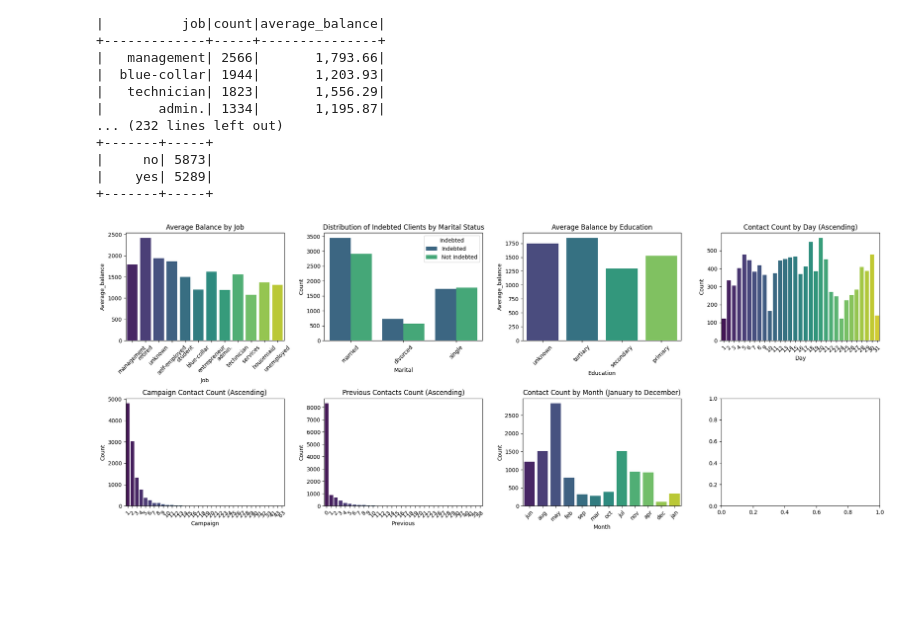
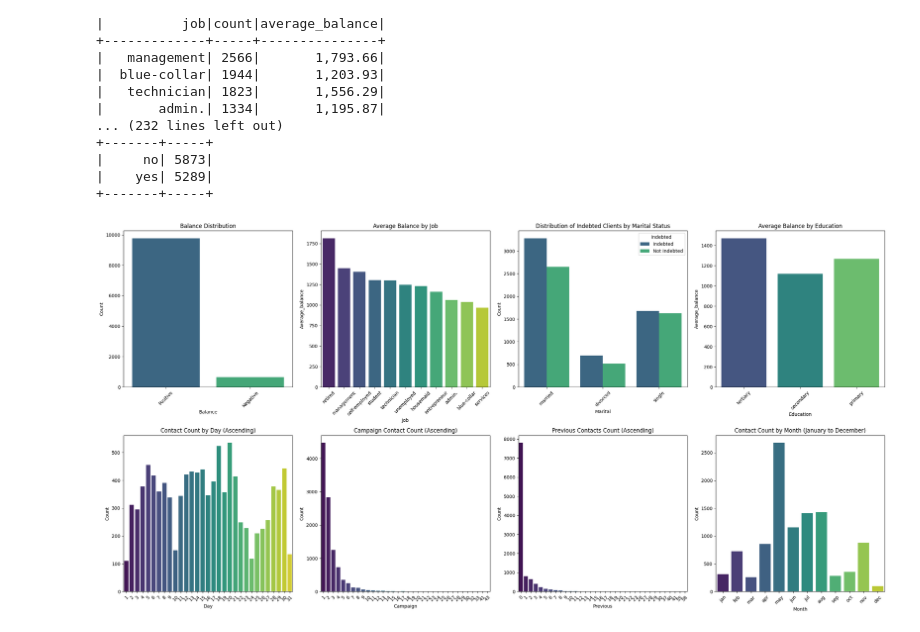
Before and after one commit to KoreTane/MKTBank, a Jupyter notebook: MKTBank.ipynb, the cells around one changed output. Saved outputs shown, nothing was run; the diff lists cells and outputs as text; code cells hidden in the pictures; blank space fills up the shorter version.

```diff
--- a/MKTBank.ipynb
+++ b/MKTBank.ipynb
@@ -212,71 +212,103 @@ Complete Customer Analysis:
 |    yes| 5289|
 +-------+-----+
 # %%
-# simple distribution analysis
 queries = [
     {
-        "query": df.groupBy("job").agg(F.avg("balance").alias("average_balance")),
-        "x_col": "job",
-        "y_col": "average_balance",
-        "title": "Average Balance by Job"
+        "query": df.groupBy(F.when(df.balance < 0, "Negative").otherwise("Positive").alias("Balance")).count(),
+        "x_col": "Balance",
+        "y_col": "count",
+        "title": "Balance Distribution",
+        "plot_type": "bar"
     },
+    {
+    "query": df.groupBy("job").agg(F.avg("balance").alias("average_balance")).orderBy(F.col("average_balance").desc()),
+    "x_col": "job",
+    "y_col": "average_balance",
+    "title": "Average Balance by Job",
+    "plot_type": "bar"
+    },
+
     {
         "query": df.withColumn("Indebted", F.when((df.housing == "yes") | (df.loan == "yes"), "Indebted").otherwise("Not Indebted"))
                     .groupBy("marital", "Indebted").count(),
         "x_col": "marital",
         "y_col": "count",
         "hue_col": "Indebted",
-        "title": "Distribution of Indebted Clients by Marital Status"
+        "title": "Distribution of Indebted Clients by Marital Status",
+        "plot_type": "bar"
     },
     {
         "query": df.groupBy("education").agg(F.avg("balance").alias("average_balance")),
         "x_col": "education",
         "y_col": "average_balance",
-        "title": "Average Balance by Education"
+        "title": "Average Balance by Education",
+        "plot_type": "bar"
     },
     {
         "query": df.groupBy("day").count().orderBy("day"),
         "x_col": "day",
         "y_col": "count",
-        "title": "Contact Count by Day (Ascending)"
+        "title": "Contact Count by Day (Ascending)",
+        "plot_type": "bar"
     },
     {
         "query": df.groupBy("campaign").count().orderBy("campaign"),
         "x_col": "campaign",
         "y_col": "count",
-        "title": "Campaign Contact Count (Ascending)"
+        "title": "Campaign Contact Count (Ascending)",
+        "plot_type": "bar"
     },
     {
         "query": df.groupBy("previous").count().orderBy("previous"),
         "x_col": "previous",
         "y_col": "count",
-        "title": "Previous Contacts Count (Ascending)"
+        "title": "Previous Contacts Count (Ascending)",
+        "plot_type": "bar"
     },
     {
-        "query": df.groupBy("month").count().orderBy(F.month(df["month"])),
-        "x_col": "month",
-        "y_col": "count",
-        "title": "Contact Count by Month (January to December)"
-    }
+    "query": df.withColumn("month_index", F.when(df["month"] == "jan", 1)
+                                             .when(df["month"] == "feb", 2)
+                                             .when(df["month"] == "mar", 3)
+                                             .when(df["month"] == "apr", 4)
+                                             .when(df["month"] == "may", 5)
+                                             .when(df["month"] == "jun", 6)
+                                             .when(df["month"] == "jul", 7)
+                                             .when(df["month"] == "aug", 8)
+                                             .when(df["month"] == "sep", 9)
+                                             .when(df["month"] == "oct", 10)
+                                             .when(df["month"] == "nov", 11)
+                                             .when(df["month"] == "dec", 12)
+                                             .otherwise(13))
+                    .groupBy("month", "month_index")
+                    .count()
+                    .orderBy("month_index"),
+    "x_col": "month",
+    "y_col": "count",
+    "title": "Contact Count by Month (January to December)",
+    "plot_type": "bar"
+}
+
+
 ]
 
-# Create subplots
-fig, axes = plt.subplots(nrows=2, ncols=4, figsize=(20, 8))
+# Creating subplots
+fig, axes = plt.subplots(nrows=2, ncols=4, figsize=(24, 12))
 axes = axes.flatten()
 
-# loop for plotting graphs
+# Loop para plotar os gráficos
 for ax, query_info in zip(axes, queries):
     df_pd = query_info["query"].toPandas()
     sns.barplot(x=query_info["x_col"], y=query_info["y_col"], hue=query_info.get("hue_col"), data=df_pd, ax=ax, palette="viridis")
     ax.set_title(query_info["title"])
     ax.set_xlabel(query_info["x_col"].capitalize())
-    ax.set_ylabel(query_info["y_col"].capitalize())
+    if query_info["y_col"]:
+        ax.set_ylabel(query_info["y_col"].capitalize())
     ax.tick_params(axis='x', rotation=45)
 
 plt.tight_layout()
 plt.show()
 # %% [output]
-[figure, old version]
+[figure, new version]
 # %%
 # del lines where age > 80 or balance > 10000
 df = df.filter(
```
Also changed, not shown: parts of 7 cells of this notebook.
